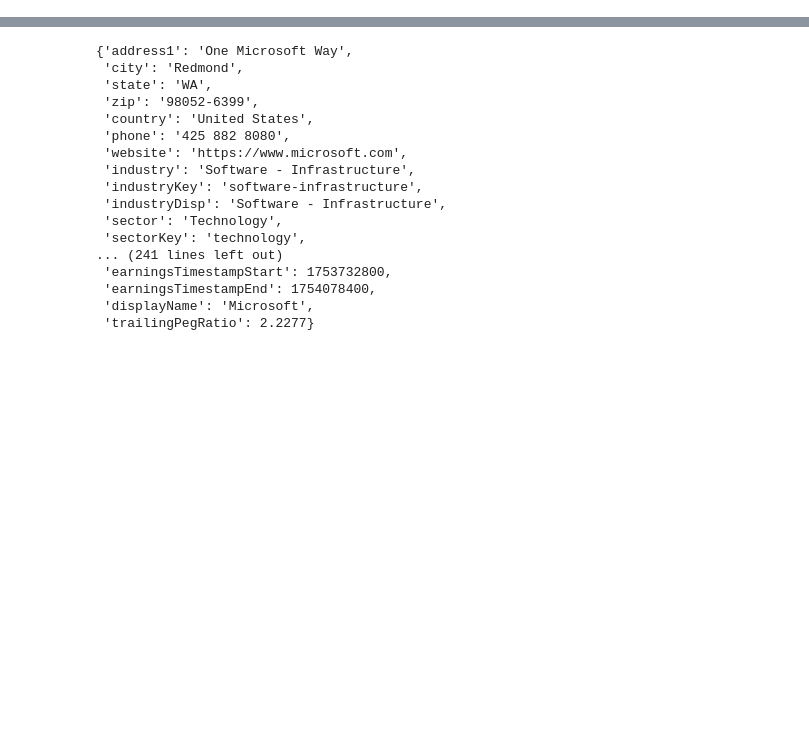
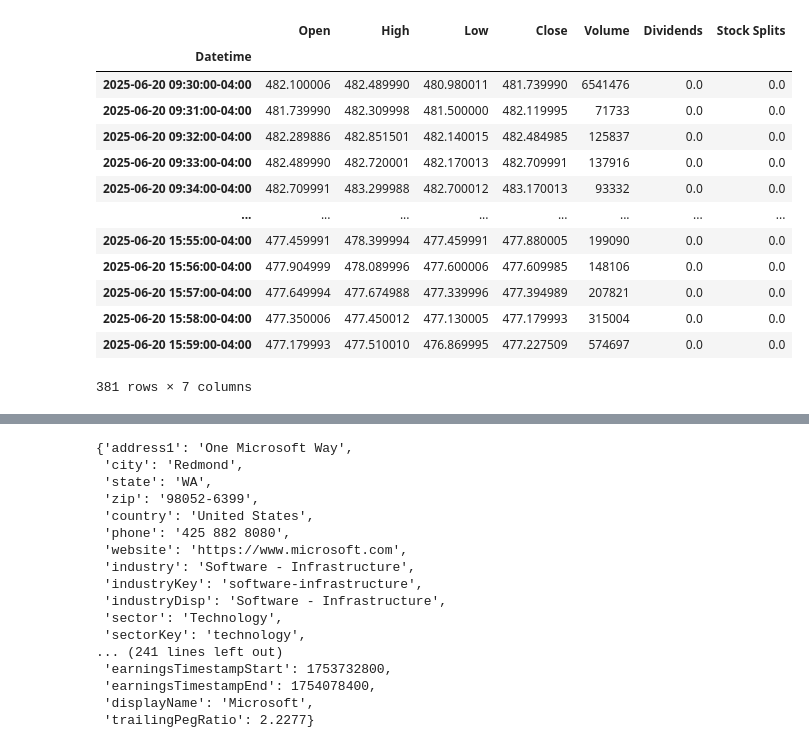
Before and after one commit to RoydonTay/finbro-app, a Jupyter notebook: app/backend/app/services/test.ipynb, the cells around one changed output, grey strips where cells are left out. Drawn from its saved outputs; the diff is of its cells as text; code cells hidden in the pictures; blank space fills up the shorter version.

```diff
--- a/app/backend/app/services/test.ipynb
+++ b/app/backend/app/services/test.ipynb
@@ -3,0 +31,17 @@ dat = yf.Ticker("MSFT")
+# %%
+dat.history(period = "1d", interval = "1m")
+# %% [output]
+|  | Open | High | Low | Close | Volume | Dividends | Stock Splits |
+| Datetime |  |  |  |  |  |  |  |
+| 2025-06-20 09:30:00-04:00 | 482.100006 | 482.489990 | 480.980011 | 481.739990 | 6541476 | 0.0 | 0.0 |
+| 2025-06-20 09:31:00-04:00 | 481.739990 | 482.309998 | 481.500000 | 482.119995 | 71733 | 0.0 | 0.0 |
+| 2025-06-20 09:32:00-04:00 | 482.289886 | 482.851501 | 482.140015 | 482.484985 | 125837 | 0.0 | 0.0 |
+| 2025-06-20 09:33:00-04:00 | 482.489990 | 482.720001 | 482.170013 | 482.709991 | 137916 | 0.0 | 0.0 |
+| 2025-06-20 09:34:00-04:00 | 482.709991 | 483.299988 | 482.700012 | 483.170013 | 93332 | 0.0 | 0.0 |
+| ... | ... | ... | ... | ... | ... | ... | ... |
+| 2025-06-20 15:55:00-04:00 | 477.459991 | 478.399994 | 477.459991 | 477.880005 | 199090 | 0.0 | 0.0 |
+| 2025-06-20 15:56:00-04:00 | 477.904999 | 478.089996 | 477.600006 | 477.609985 | 148106 | 0.0 | 0.0 |
+| 2025-06-20 15:57:00-04:00 | 477.649994 | 477.674988 | 477.339996 | 477.394989 | 207821 | 0.0 | 0.0 |
+| 2025-06-20 15:58:00-04:00 | 477.350006 | 477.450012 | 477.130005 | 477.179993 | 315004 | 0.0 | 0.0 |
+| 2025-06-20 15:59:00-04:00 | 477.179993 | 477.510010 | 476.869995 | 477.227509 | 574697 | 0.0 | 0.0 |
+381 rows × 7 columns
```
Also changed, not shown: parts of 14 cells of this notebook.
